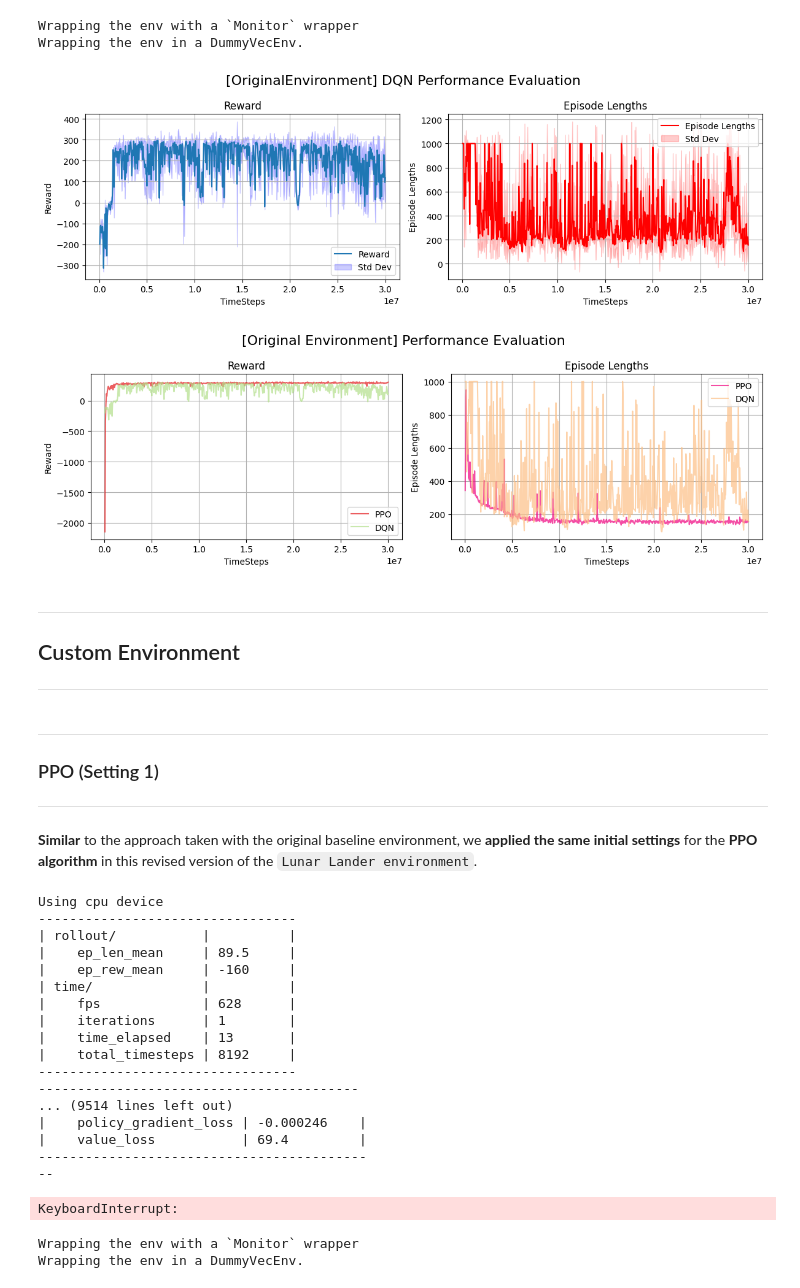
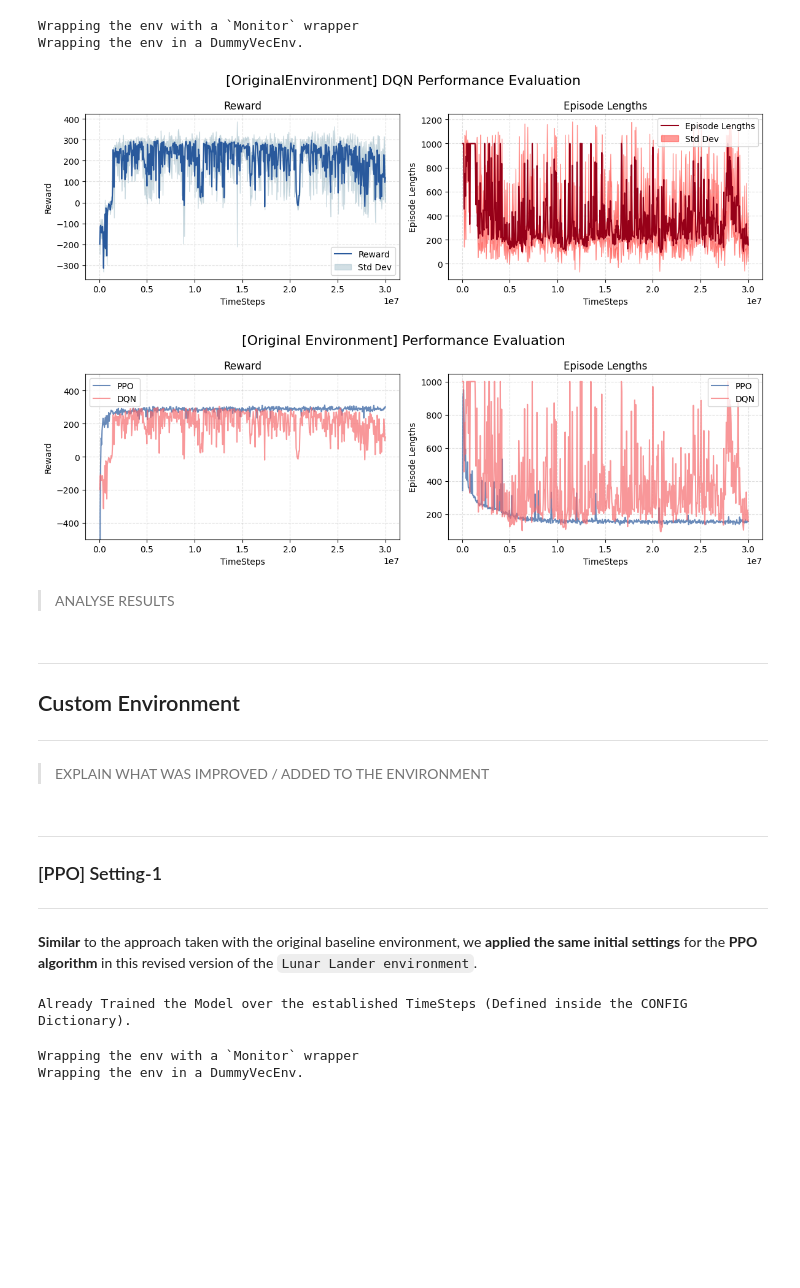
Before and after one commit to EstevesX10/OpenAI-Gym-Lunar-Lander, a Jupyter notebook: LunarLander/LunarLander.ipynb, the cells around one changed output. Saved outputs shown, nothing was run; the diff lists cells and outputs as text; code cells hidden in the pictures; blank space fills up the shorter version.

```diff
--- a/LunarLander/LunarLander.ipynb
+++ b/LunarLander/LunarLander.ipynb
@@ -111,4 +111,4 @@ ppoSetup1.test(model=model, numEpisodes=1)
 # %%
 # Evaluate Results
-ppoSetup1Results = ppoSetup1.checkResults()
+originalSetup1PPOResults = originalSetup1PPO.checkResults()
 # %% [output]
@@ -161,6 +161,6 @@ The initial settings for the **Deep Q-Network (DQN)** algorithm highlight key pr
 These settings are optimized for stability, efficient exploration, and robust learning, ensuring that the DQN algorithm can effectively navigate the **Lunar Lander** environment. By leveraging techniques such as a replay buffer, target network updates, and controlled exploration decay, the agent is equipped to balance exploration and exploitation while maintaining stable training. -->
 # %%
 # Create a instance of the Lunar Lander Manager
-dqnSetup1 = LunarLanderManager(environmentName=originalEnv, algorithm='DQN', settingsNumber=1, algorithmSettings=DQN_SETTING_1)
+originalSetup1DQN = LunarLanderManager(environmentName=originalEnv, algorithm='DQN', settingsNumber=1, algorithmSettings=DQN_SETTING_1)
 # %%
 # Check if the Environment is working
@@ -168,6 +168,6 @@ dqnSetup1.testRandomAction()
 # %%
 # Train the Model
-model = dqnSetup1.train()
+model = originalSetup1DQN.train()
 # %% [output]
 Already Trained the Model over the established TimeSteps (Defined inside the CONFIG Dictionary).
 # %%
@@ -178,21 +178,25 @@ Wrapping the env with a `Monitor` wrapper
 Wrapping the env in a DummyVecEnv.
 # %%
 # Evaluate Results
-dqnSetup1Results = dqnSetup1.checkResults()
+originalSetup1DQNResults = originalSetup1DQN.checkResults()
 # %% [output]
-[figure, old version]
+[figure, new version]
 # %%
 # Plot Training Results of both algorithms
-plotTrainingResultsEnvironment([
-    ('PPO', 'Original', ppoSetup1Results),
-    ('DQN', 'Original', dqnSetup1Results)
+plotModelsTrainingPerformance([
+    ('PPO', 'Original', 'Setting-1', originalSetup1PPOResults),
+    ('DQN', 'Original', 'Setting-1', originalSetup1DQNResults)
 ])
 # %% [output]
-[figure, old version]
+[figure, new version]
+# %% [markdown]
+> ANALYSE RESULTS
 # %% [markdown]
 ---
 ## Custom Environment
 ---
+
+> EXPLAIN WHAT WAS IMPROVED / ADDED TO THE ENVIRONMENT
 # %%
 # Register the Custom Environment
 gym.register(
@@ -204,7 +208,7 @@ gym.register(
 customEnv = 'MyLunarLander'
 # %% [markdown]
 ---
-### PPO (Setting 1)
+### [PPO] Setting-1
 ---
 
 **Similar** to the approach taken with the original baseline environment, we **applied the same initial settings** for the **PPO algorithm** in this revised version of the ``Lunar Lander environment``.
@@ -217,24 +221,7 @@ ppoSetup1.testRandomAction()
 # %%
 # Train the Model
-model = ppoSetup1.train()
+model = customSetup1PPO.train()
 # %% [output]
-Using cpu device
----------------------------------
-| rollout/           |          |
-|    ep_len_mean     | 89.5     |
-|    ep_rew_mean     | -160     |
-| time/              |          |
-|    fps             | 628      |
-|    iterations      | 1        |
-|    time_elapsed    | 13       |
-|    total_timesteps | 8192     |
----------------------------------
------------------------------------------
-... (9514 lines left out)
-|    policy_gradient_loss | -0.000246    |
-|    value_loss           | 69.4         |
-------------------------------------------
---
+Already Trained the Model over the established TimeSteps (Defined inside the CONFIG Dictionary).
-KeyboardInterrupt:
 # %%
 # Test the Model over 1 Episode
```
Also changed, not shown: parts of 41 cells of this notebook.
